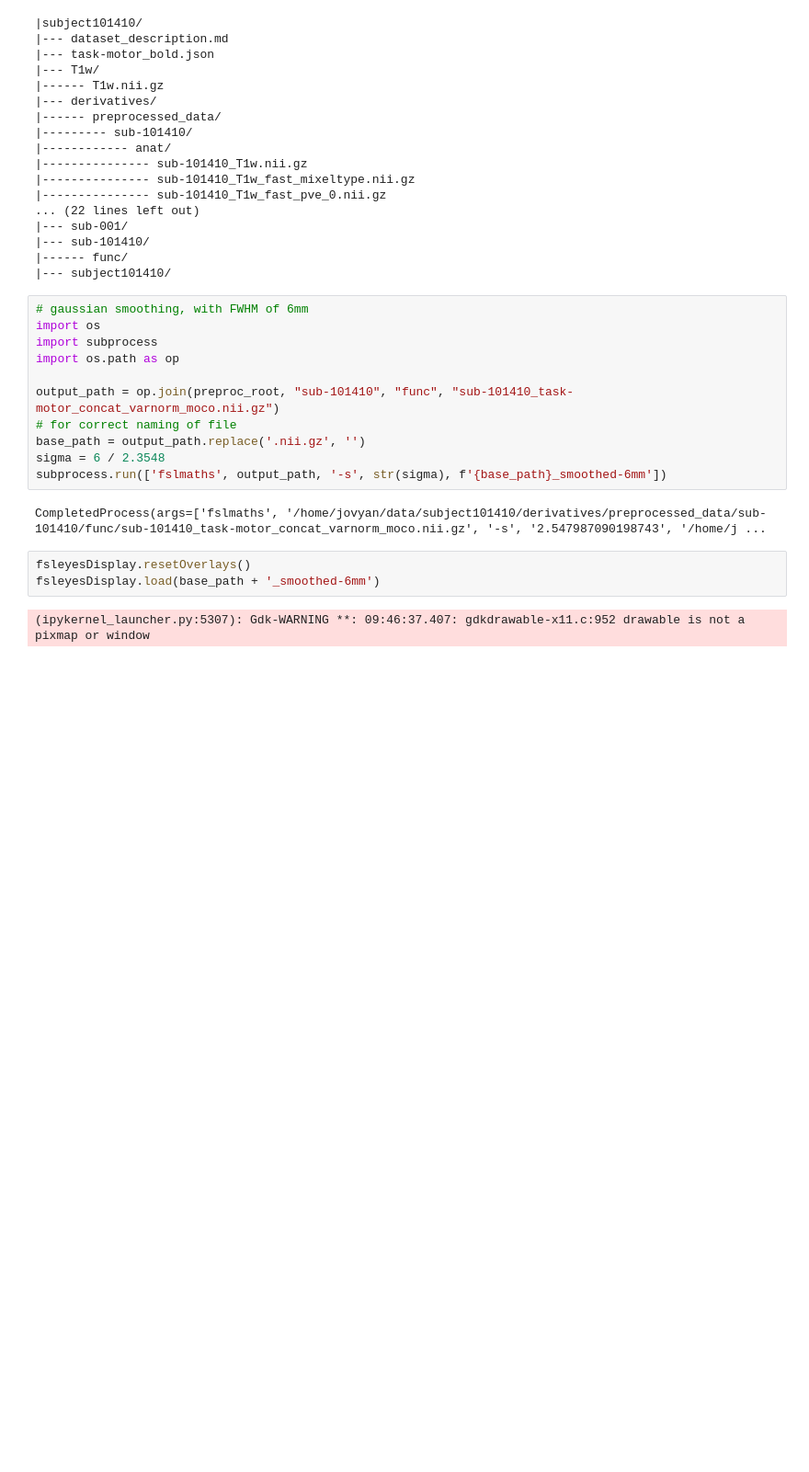
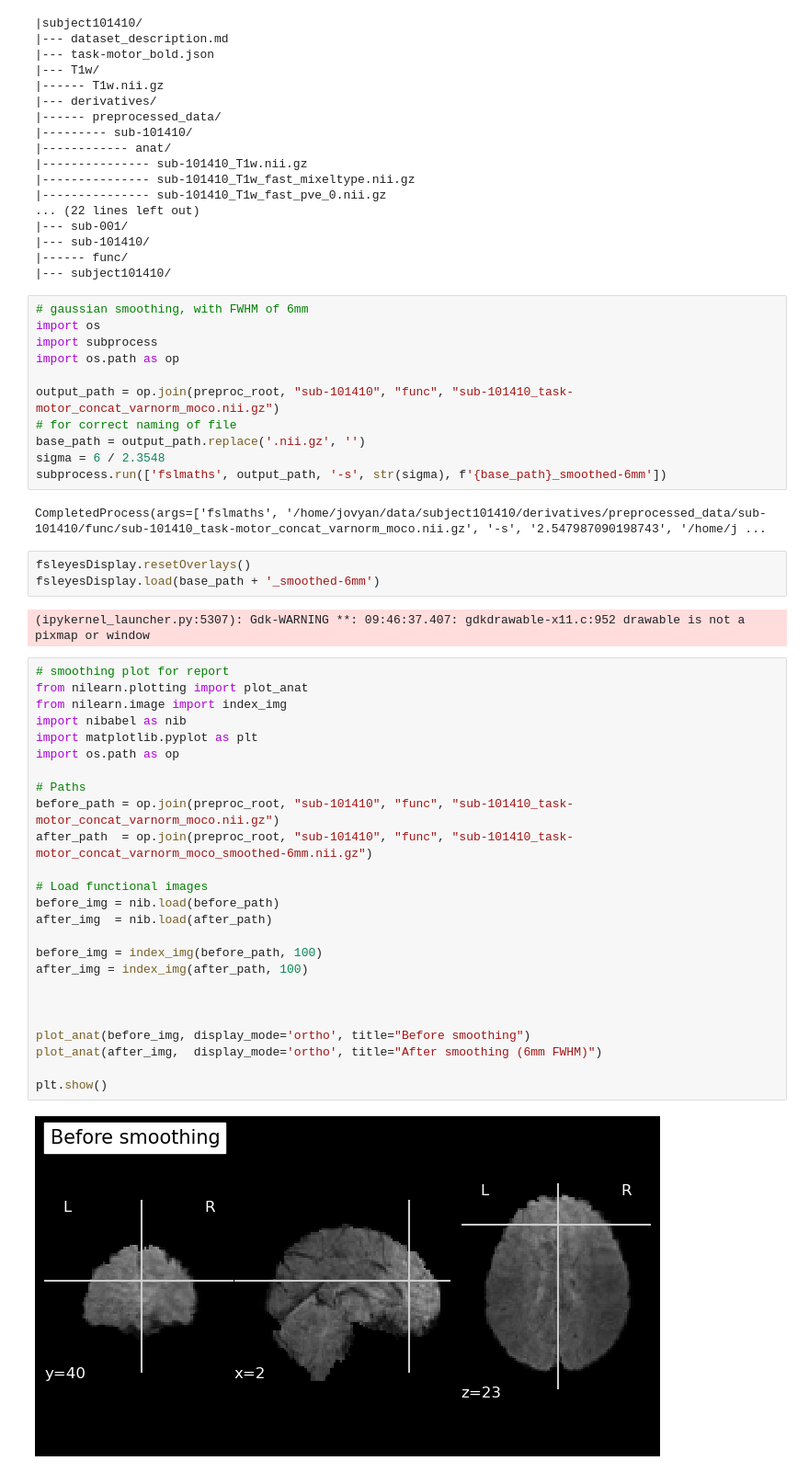
Before and after one commit to Tournedos/NSSP_project1_GroupK, a Jupyter notebook: Preprocess.ipynb, the cells around one changed output. Shown: that part at 92% size. Drawn from its saved outputs; the diff is of its cells as text; blank space fills up the shorter version.

```diff
--- a/Preprocess.ipynb
+++ b/Preprocess.ipynb
@@ -506,3 +542,30 @@ fsleyesDisplay.resetOverlays()
 fsleyesDisplay.load(base_path + '_smoothed-6mm')
 # %% [output]
 (ipykernel_launcher.py:5307): Gdk-WARNING **: 09:46:37.407: gdkdrawable-x11.c:952 drawable is not a pixmap or window
+# %%
+# smoothing plot for report
+from nilearn.plotting import plot_anat
+from nilearn.image import index_img
+import nibabel as nib
+import matplotlib.pyplot as plt
+import os.path as op
+
+# Paths
+before_path = op.join(preproc_root, "sub-101410", "func", "sub-101410_task-motor_concat_varnorm_moco.nii.gz")
+after_path  = op.join(preproc_root, "sub-101410", "func", "sub-101410_task-motor_concat_varnorm_moco_smoothed-6mm.nii.gz")
+
+# Load functional images
+before_img = nib.load(before_path)
+after_img  = nib.load(after_path)
+
+before_img = index_img(before_path, 100)
+after_img = index_img(after_path, 100)
+
+
+
+plot_anat(before_img, display_mode='ortho', title="Before smoothing")
+plot_anat(after_img,  display_mode='ortho', title="After smoothing (6mm FWHM)")
+
+plt.show()
+# %% [output]
+[figure, added]
```
Also changed, not shown: parts of 8 cells of this notebook.
